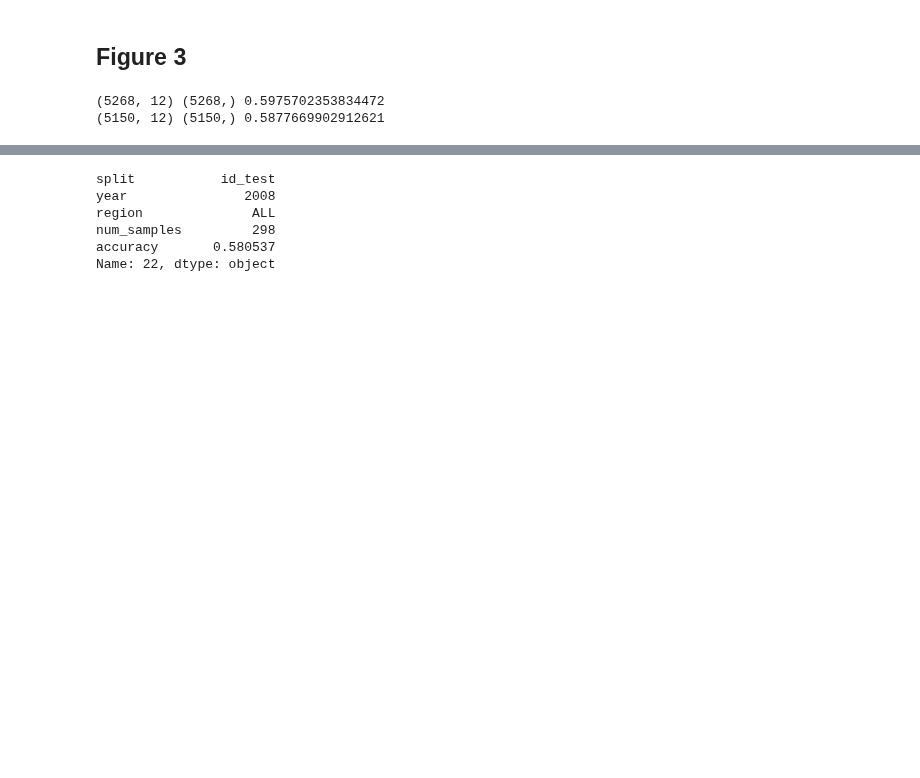
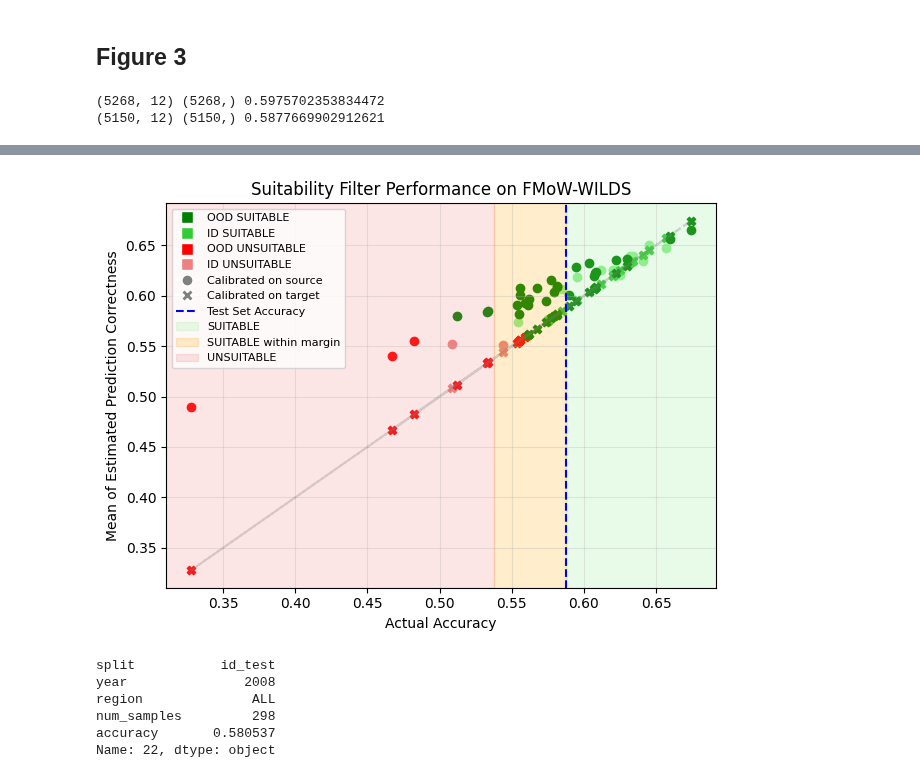
Before and after one commit to cleverhans-lab/suitability, a Jupyter notebook: tables_plots.ipynb, the cells around one changed output, grey strips where cells are left out. Drawn from its saved outputs; the diff is of its cells as text; code cells hidden in the pictures; blank space fills up the shorter version.

```diff
--- a/tables_plots.ipynb
+++ b/tables_plots.ipynb
@@ -1421,3 +1466,77 @@ plt.legend(handles=legend_elements, loc='upper left', fontsize=8) #, bbox_to_anc
+# %%
+import numpy as np
+import matplotlib.pyplot as plt
+from matplotlib.lines import Line2D
+from matplotlib.patches import Patch
+
+actual_acc = np.array(actual_acc)
+pred_acc = np.array(pred_acc)
+pred_prob_mean = np.array(pred_prob_mean)
+cal_pred_prob_mean = np.array(cal_pred_prob_mean)
+p_val = np.array(p_val)
+cal_p_val = np.array(cal_p_val)
+
+# Split into ID and OOD data
+actual_acc_ID, actual_acc_OOD = actual_acc[:15], actual_acc[15:]
+pred_prob_mean_ID, pred_prob_mean_OOD = pred_prob_mean[:15], pred_prob_mean[15:]
+cal_pred_prob_mean_ID, cal_pred_prob_mean_OOD = cal_pred_prob_mean[:15], cal_pred_prob_mean[15:]
+p_val_ID, p_val_OOD = p_val[:15], p_val[15:]
+cal_p_val_ID, cal_p_val_OOD = cal_p_val[:15], cal_p_val[15:]
+
+# Determine suitability
+suitable_ID = p_val_ID < 0.05
+cal_suitable_ID = cal_p_val_ID < 0.05
+suitable_OOD = p_val_OOD < 0.05
+cal_suitable_OOD = cal_p_val_OOD < 0.05
+
+# Plot setup
+plt.figure()
+
+# Add diagonal reference line
+plt.plot(actual_acc_OOD, actual_acc_OOD, color='grey', alpha=0.3, linestyle='--')
+
+# ID data points
+plt.scatter(actual_acc_ID[~suitable_ID], pred_prob_mean_ID[~suitable_ID], color='lightcoral', label='ID UNSUITABLE uncalibrated', marker='o')
+plt.scatter(actual_acc_ID[suitable_ID], pred_prob_mean_ID[suitable_ID], color='lightgreen', label='ID SUITABLE uncalibrated', marker='o')
+plt.scatter(actual_acc_ID[~cal_suitable_ID], cal_pred_prob_mean_ID[~cal_suitable_ID], color='lightcoral', label='ID UNSUITABLE calibrated', marker='X')
+plt.scatter(actual_acc_ID[cal_suitable_ID], cal_pred_prob_mean_ID[cal_suitable_ID], color='limegreen', label='ID SUITABLE calibrated', marker='X')
+
+# OOD data points
+plt.scatter(actual_acc_OOD[~suitable_OOD], pred_prob_mean_OOD[~suitable_OOD], color='red', label='OOD UNSUITABLE uncalibrated', marker='o')
+plt.scatter(actual_acc_OOD[suitable_OOD], pred_prob_mean_OOD[suitable_OOD], color='green', label='OOD SUITABLE uncalibrated', marker='o')
+plt.scatter(actual_acc_OOD[~cal_suitable_OOD], cal_pred_prob_mean_OOD[~cal_suitable_OOD], color='red', label='OOD UNSUITABLE calibrated', marker='X')
+plt.scatter(actual_acc_OOD[cal_suitable_OOD], cal_pred_prob_mean_OOD[cal_suitable_OOD], color='green', label='OOD SUITABLE calibrated', marker='X')
+
+# Add vertical regions and test accuracy line
+plt.axvline(np.mean(test_corr), color='blue', linestyle='--')
+# plt.axhline(np.mean(test_corr), color='blue', linestyle='--')
+plt.axvspan(np.mean(test_corr), 1, color='lightgreen', alpha=0.2, label='SUITABLE')
+plt.axvspan(np.mean(test_corr) - margin, np.mean(test_corr), color='orange', alpha=0.2, label='SUITABLE within margin')
+plt.axvspan(0, np.mean(test_corr) - margin, color='lightcoral', alpha=0.2, label='UNSUITABLE')
+
+# Legend elements
+legend_elements = [
+    Line2D([0], [0], marker='s', color='w', markerfacecolor='green', markersize=8, label='OOD SUITABLE'),
+    Line2D([0], [0], marker='s', color='w', markerfacecolor='limegreen', markersize=8, label='ID SUITABLE'),
+    Line2D([0], [0], marker='s', color='w', markerfacecolor='red', markersize=8, label='OOD UNSUITABLE'),
+    Line2D([0], [0], marker='s', color='w', markerfacecolor='lightcoral', markersize=8, label='ID UNSUITABLE'),
+    Line2D([0], [0], marker='o', color='w', markerfacecolor='grey', markersize=8, label='Calibrated on source'),
+    Line2D([0], [0], marker='X', color='w', markerfacecolor='grey', markersize=8, label='Calibrated on target'),
+    Line2D([0], [0], color='blue', linestyle='--', label='Test Set Accuracy'),
+    Patch(color='lightgreen', alpha=0.2, label='SUITABLE'),
+    Patch(color='orange', alpha=0.2, label='SUITABLE within margin'),
+    Patch(color='lightcoral', alpha=0.2, label='UNSUITABLE')
+]
+
+plt.xlabel("Actual Accuracy")
+plt.ylabel("Mean of Estimated Prediction Correctness")
+plt.title("Suitability Filter Performance on FMoW-WILDS")
+plt.legend(handles=legend_elements, loc='upper left', fontsize=8)
+plt.grid(alpha=0.3)
+plt.tight_layout()
+plt.show()
+# %% [output]
+[figure, added]
 # %%
 res = pd.read_csv('suitability/results/data_splits/fmow_ERM_0_last.csv')
 res.sort_values(by='accuracy', inplace=True)
```
Also changed, not shown: parts of 24 cells of this notebook, 8 other files.
